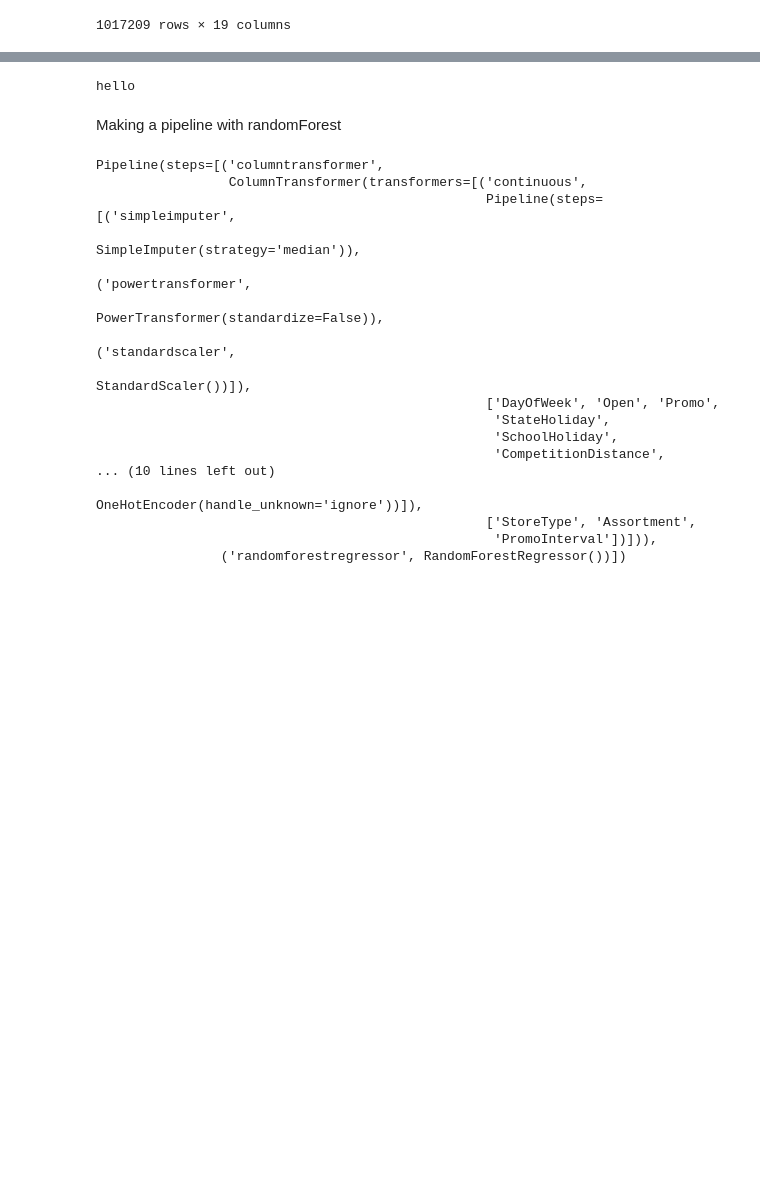
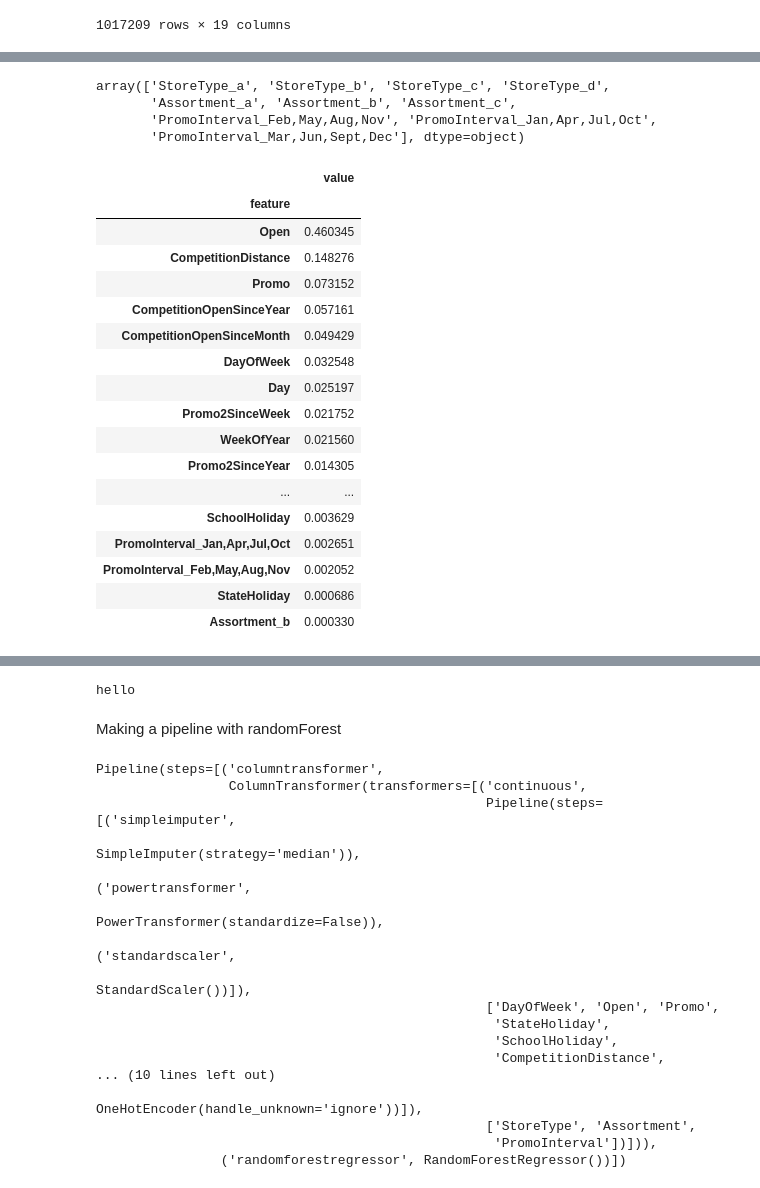
Before and after one commit to joluoch/PharmaceuticalSalesPrediction, a Jupyter notebook: Notebook/ml.ipynb, the cells around one changed output, grey strips where cells are left out. Drawn from its saved outputs; the diff is of its cells as text; code cells hidden in the pictures; blank space fills up the shorter version.

```diff
--- a/Notebook/ml.ipynb
+++ b/Notebook/ml.ipynb
@@ -264,0 +324,9 @@ DecisionTreeRegressor = DecisionTreeRegressor()
+# %%
+feature_name =pipe.named_steps['preprocessor'].transformers_[1][1]\
+   .named_steps['onehot'].get_feature_names(categorical_columns)
+feature_name
+# %% [output]
+array(['StoreType_a', 'StoreType_b', 'StoreType_c', 'StoreType_d',
+       'Assortment_a', 'Assortment_b', 'Assortment_c',
+       'PromoInterval_Feb,May,Aug,Nov', 'PromoInterval_Jan,Apr,Jul,Oct',
+       'PromoInterval_Mar,Jun,Sept,Dec'], dtype=object)
@@ -264,0 +341,25 @@ DecisionTreeRegressor = DecisionTreeRegressor()
+# %%
+zipped = zip(fnames, rfimp)
+df = pd.DataFrame(zipped, columns=["feature", "value"])
+df = df.sort_values(by = 'value',ascending=False)
+df= df.set_index('feature')
+df
+# %% [output]
+|  | value |
+| feature |  |
+| Open | 0.460345 |
+| CompetitionDistance | 0.148276 |
+| Promo | 0.073152 |
+| CompetitionOpenSinceYear | 0.057161 |
+| CompetitionOpenSinceMonth | 0.049429 |
+| DayOfWeek | 0.032548 |
+| Day | 0.025197 |
+| Promo2SinceWeek | 0.021752 |
+| WeekOfYear | 0.021560 |
+| Promo2SinceYear | 0.014305 |
+| ... | ... |
+| SchoolHoliday | 0.003629 |
+| PromoInterval_Jan,Apr,Jul,Oct | 0.002651 |
+| PromoInterval_Feb,May,Aug,Nov | 0.002052 |
+| StateHoliday | 0.000686 |
+| Assortment_b | 0.000330 |
```
Also changed, not shown: parts of 27 cells of this notebook, 28 other files.
